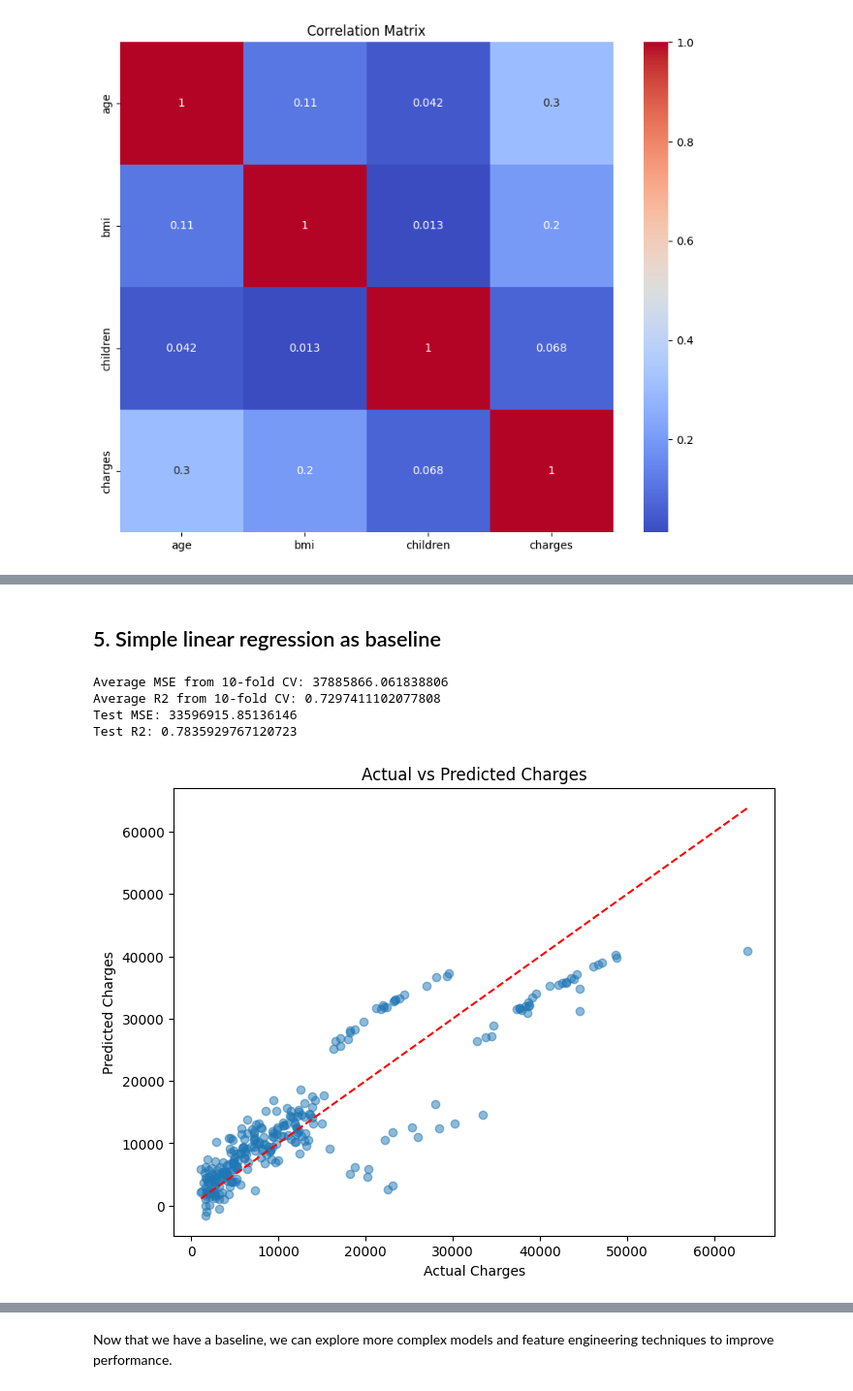
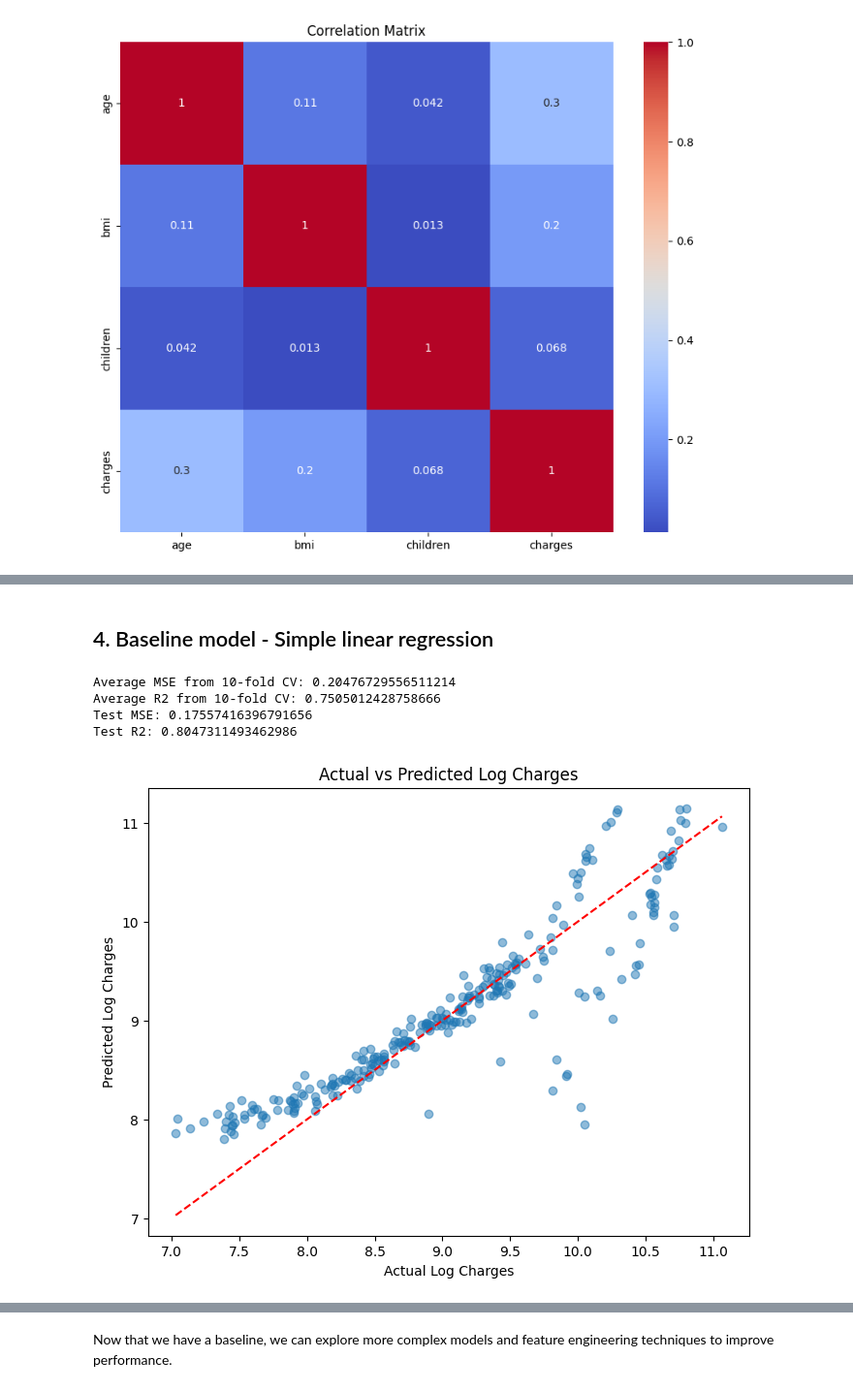
Before and after one commit to s-hreya-riram/three-little-pigs, a Jupyter notebook: exploratory_data_analysis.ipynb, the cells around one changed output, grey strips where cells are left out. Shown at 97% size. Cells and saved outputs as stored; diff of their text form; code cells hidden in the pictures.

```diff
--- a/exploratory_data_analysis.ipynb
+++ b/exploratory_data_analysis.ipynb
@@ -70,0 +78,7 @@ plt.show()
+# %%
+# Since age and charges are right skewed, we can apply log transformation to them
+#data_df['log_age'] = np.log(data_df['age'])
+data_df['log_charges'] = np.log(data_df['charges'])
+data_df[['log_charges']].hist(bins=30, figsize=(10, 5))
+plt.tight_layout()
+plt.show()
@@ -70,0 +87,10 @@ plt.show()
+# %%
+# Drop the original charges column
+data_df = data_df.drop(columns=['charges'])
+# %%
+# normalize numerical features
+from sklearn.preprocessing import StandardScaler
+scaler = StandardScaler()
+numerical_cols = ['age', 'bmi', 'children']
+data_df[numerical_cols] = scaler.fit_transform(data_df[numerical_cols])
+data_df.head()
@@ -71,13 +104,13 @@ plt.show()
 # %% [markdown]
-## 5. Simple linear regression as baseline
+## 4. Baseline model - Simple linear regression
 # %%
 # model the relationship between charges (y) and the other features (X) using simple linear regression
 from sklearn.model_selection import train_test_split
 from sklearn.linear_model import LinearRegression
 from sklearn.metrics import mean_squared_error, r2_score
 # Define features and target variable
-X = data_df.drop('charges', axis=1)
-y = data_df['charges']
+X = data_df.drop('log_charges', axis=1)
+y = data_df['log_charges']
 # One-hot encode categorical variables
 X = pd.get_dummies(X, drop_first=True)
 # Use train-test split
@@ -100,18 +133,18 @@ r2 = r2_score(y_test, y_pred)
 print(f'Test MSE: {mse}')
 print(f'Test R2: {r2}')
 # %% [output]
-Average MSE from 10-fold CV: 37885866.061838806
-Average R2 from 10-fold CV: 0.7297411102077808
-Test MSE: 33596915.85136146
-Test R2: 0.7835929767120723
+Average MSE from 10-fold CV: 0.20476729556511214
+Average R2 from 10-fold CV: 0.7505012428758666
+Test MSE: 0.17557416396791656
+Test R2: 0.8047311493462986
 # %%
 # make a scatter plot of model predicted charges vs actual charges
 plt.figure(figsize=(8, 6))
 plt.scatter(y_test, y_pred, alpha=0.5)
-plt.xlabel('Actual Charges')
-plt.ylabel('Predicted Charges')
-plt.title('Actual vs Predicted Charges')
+plt.xlabel('Actual Log Charges')
+plt.ylabel('Predicted Log Charges')
+plt.title('Actual vs Predicted Log Charges')
 plt.plot([y_test.min(), y_test.max()], [y_test.min(), y_test.max()], 'r--')  # Diagonal line
 plt.show()
 # %% [output]
-[figure, old version]
+[figure, new version]
```
Also changed, not shown: parts of 31 cells of this notebook.
